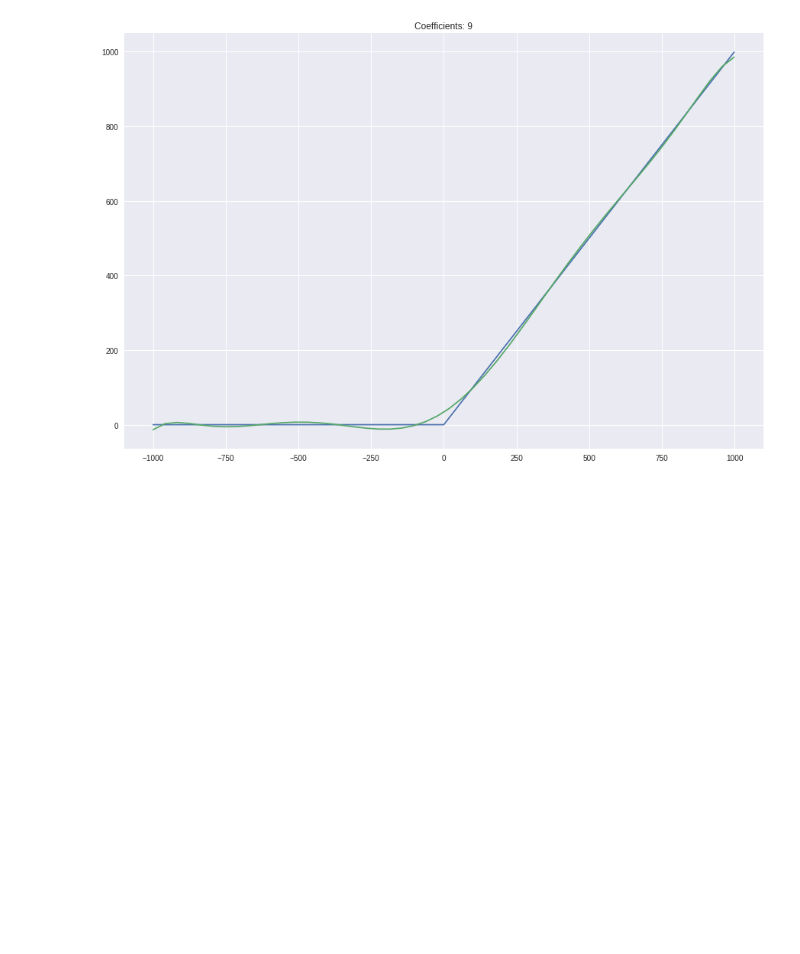
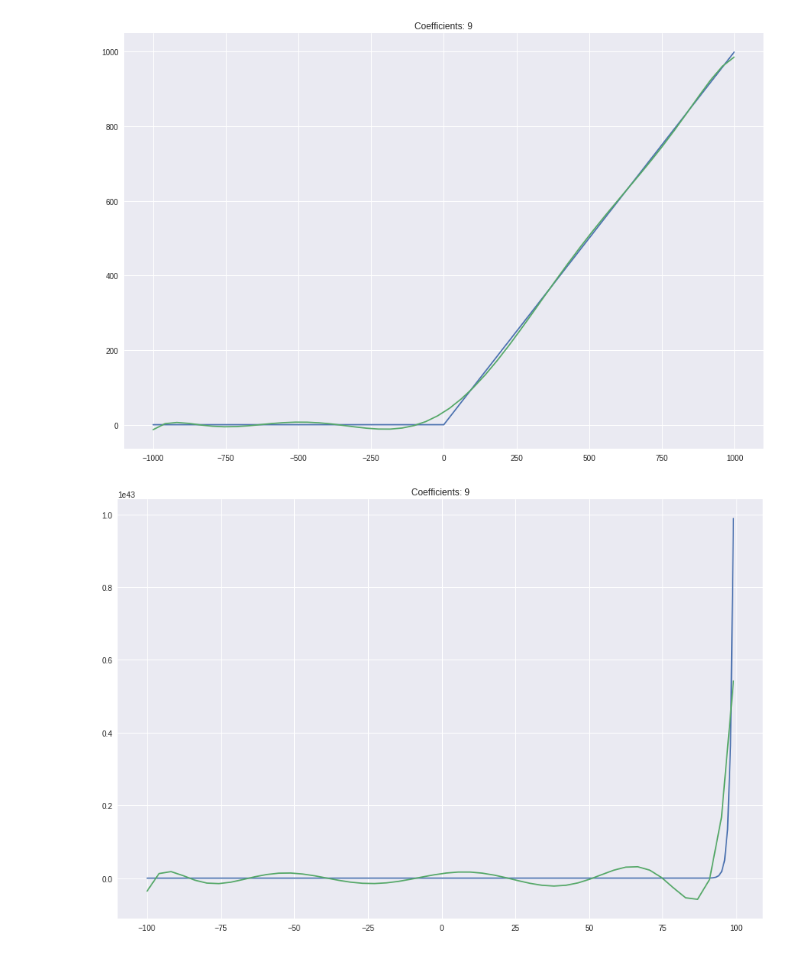
Before and after one commit to koenvanderveen/privateml, a Jupyter notebook: image-analysis/Activation_functions.ipynb, the cells around one changed output. Drawn from its saved outputs; the diff is of its cells as text; code cells hidden in the pictures; blank space fills up the shorter version.

```diff
--- a/image-analysis/Activation_functions.ipynb
+++ b/image-analysis/Activation_functions.ipynb
@@ -52,3 +52,26 @@ coefficients, x, y = compute_coefficients_ReLU(9, (-1000, 1000))
 plot_ReLU(coefficients, x, y)
 # %% [output]
 [figure]
+# %%
+def compute_coefficients_softmax(n_coefficients, domain=(-100, 100)):
+    assert domain[0] < 0 and domain[1] > 0
+    x = range(domain[0], domain[1])
+    y = np.power(np.e, x)
+    return np.polyfit(x, y, n_coefficients), x, y
+
+
+def plot_softmax(coefficients, x, y):
+    ReLU = np.poly1d(coefficients)
+    x_new = np.linspace(x[0], x[-1], 50)
+    y_new = ReLU(x_new)
+
+    pylab.rcParams['figure.figsize'] = (15, 10)
+    plt.plot(x,y, x_new, y_new)
+    pylab.title('Coefficients: {}'.format(len(coefficients)-1))
+    ax = plt.gca()
+    fig = plt.gcf()
+
+coefficients, x, y = compute_coefficients_softmax(9, (-100, 100))
+plot_softmax(coefficients, x, y)
+# %% [output]
+[figure, added]
```
